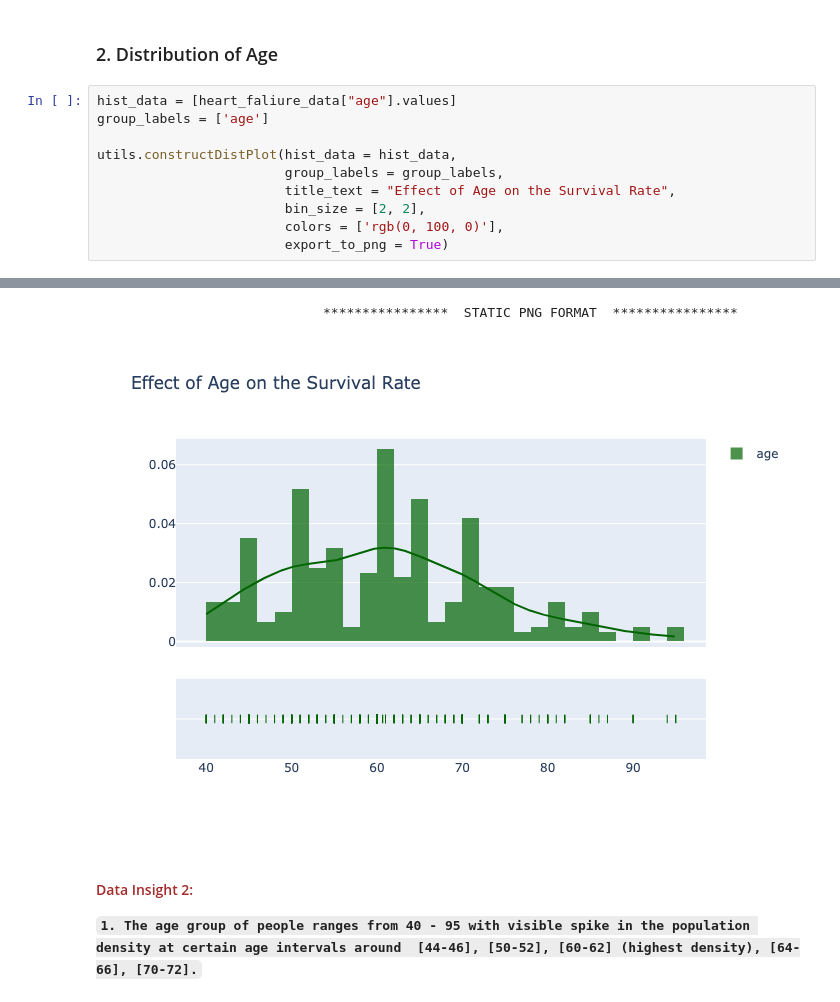
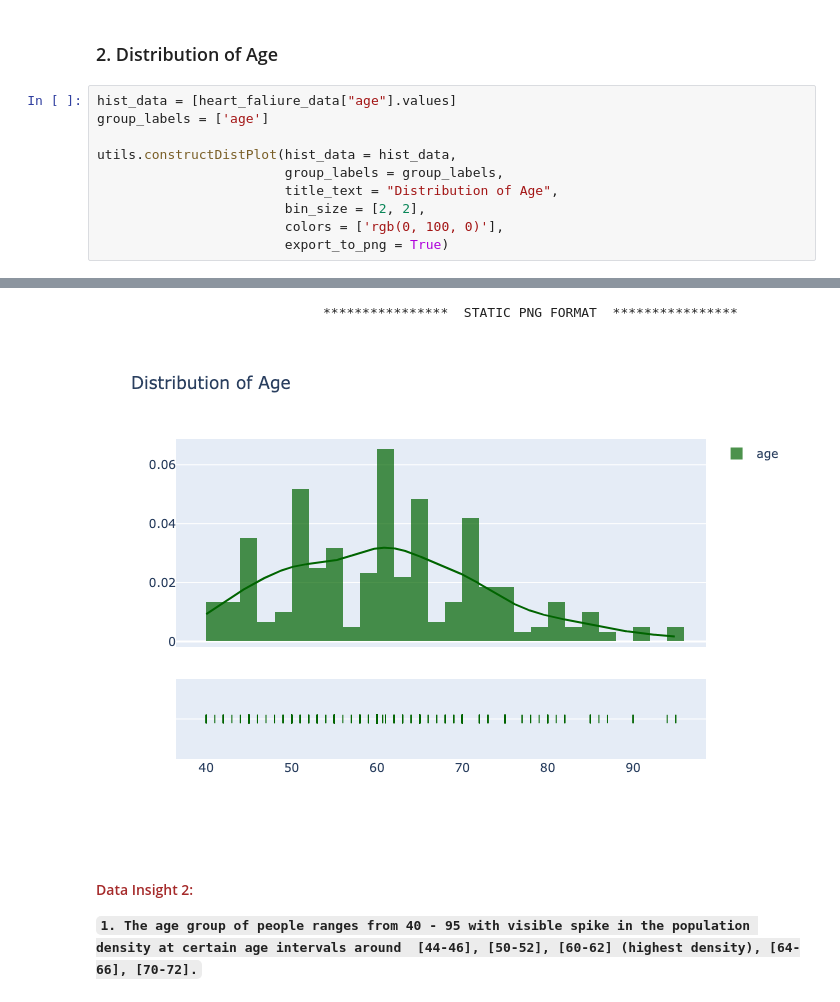
Before and after one commit to sauravmishra1710/Heart-Failure-Condition-And-Survival-Analysis, a Jupyter notebook: Exploratory_Data_Analysis.ipynb, the cells around one changed output, grey strips where cells are left out. Drawn from its saved outputs; the diff is of its cells as text.

```diff
--- a/Exploratory_Data_Analysis.ipynb
+++ b/Exploratory_Data_Analysis.ipynb
@@ -178,17 +178,17 @@ plt.show()
 # %%
 hist_data = [heart_faliure_data["age"].values]
 group_labels = ['age']
 
 utils.constructDistPlot(hist_data = hist_data,
                         group_labels = group_labels,
-                        title_text = "Effect of Age on the Survival Rate",
+                        title_text = "Distribution of Age",
                         bin_size = [2, 2],
                         colors = ['rgb(0, 100, 0)'],
                         export_to_png = True)
 # %% [output]
 [interactive output not drawn]
                              ****************  STATIC PNG FORMAT  ****************
-[figure, old version]
+[figure, new version]
 # %% [markdown]
 #### <font color = brown>Data Insight 2:</font>
 
```
Also changed, not shown: parts of 11 cells of this notebook.
